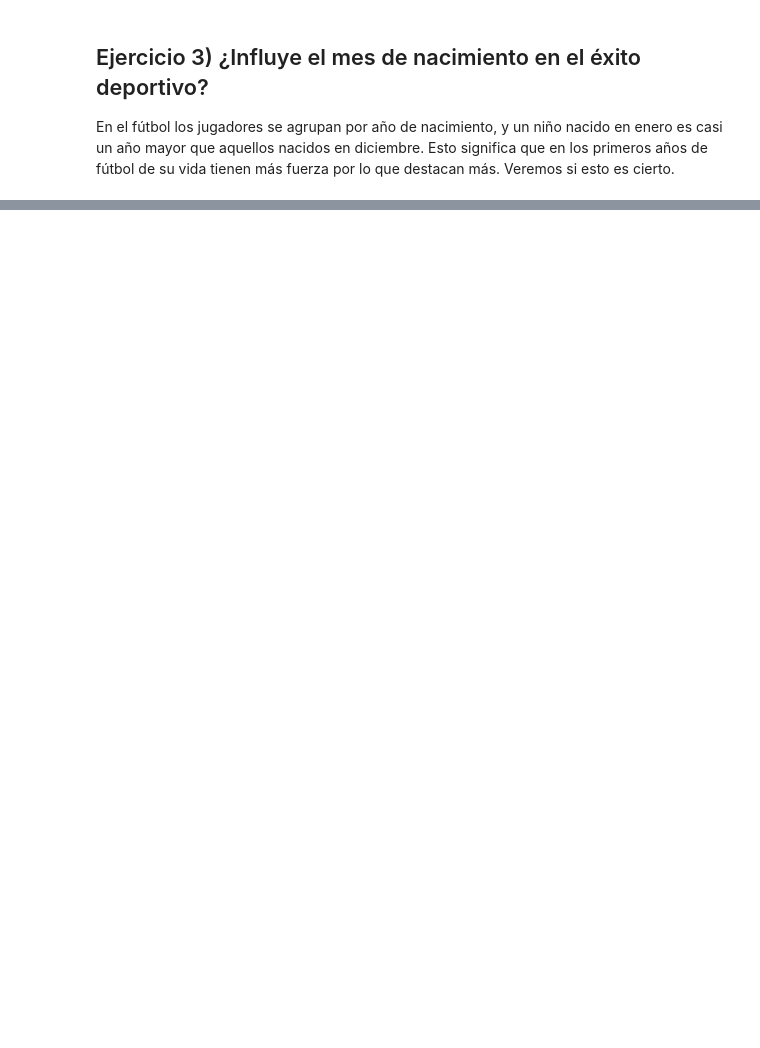
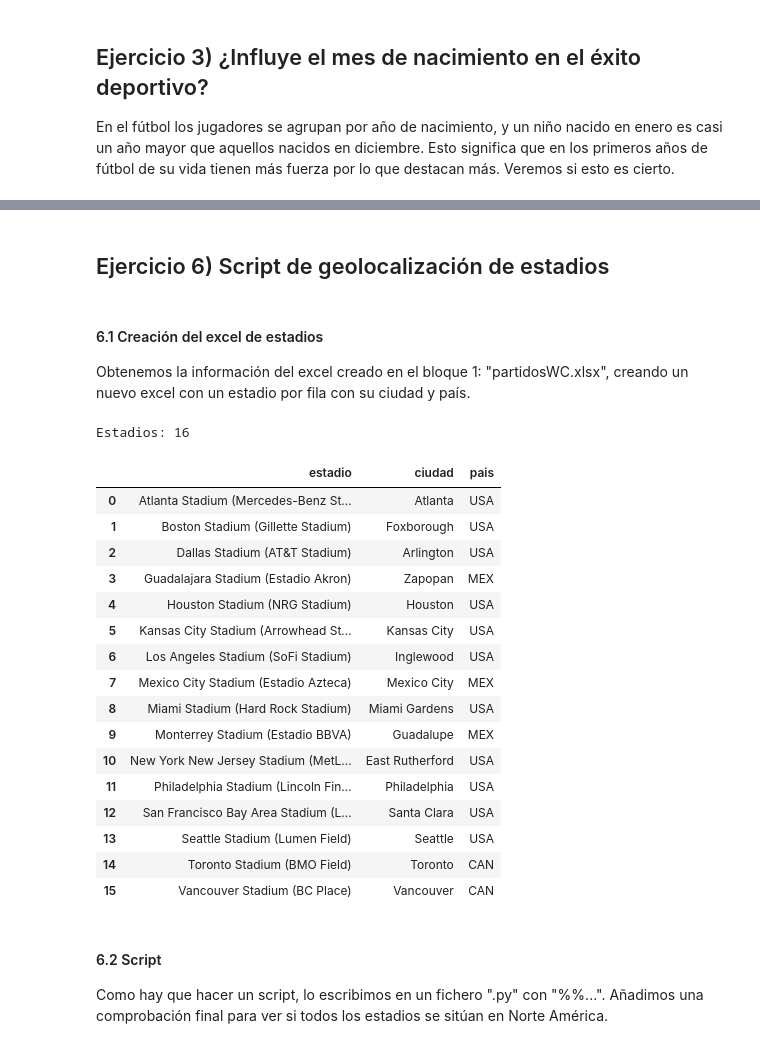
Before and after one commit to alonsoorbe/Pr-ctica-adquisici-n-y-visualizaci-n, a Jupyter notebook: Bloque4/conexion_api.ipynb, the cells around one changed output, grey strips where cells are left out. Saved outputs shown, nothing was run; the diff lists cells and outputs as text; code cells hidden in the pictures; blank space fills up the shorter version.

```diff
--- a/Bloque4/conexion_api.ipynb
+++ b/Bloque4/conexion_api.ipynb
@@ -42,31 +43,32 @@ La sesión creada utiliza:
 - `Retry` + `mount` marcan los límites ante errores posibles(429 y 5..)
 # %%
-URL_BASE = "https://v3.football.api-sports.io"
+URL_BASE = "https://api.football-data.org/v4"
 
 sesion = requests.Session()
-sesion.headers.update({"x-apisports-key": API_KEY or ""})
-reintentos = Retry(total=3, backoff_factor=2, status_forcelist=[429, 500, 502, 503, 504])  # (veces, tiempo, errores ante los que actua)
+sesion.headers.update({"X-Auth-Token": API_KEY or ""})
+reintentos = Retry(total=3, backoff_factor=2, status_forcelist=[429, 500, 502, 503, 504])
 sesion.mount("https://", HTTPAdapter(max_retries=reintentos))
 
-# Identificadores de competiciones en API-Football
-ID_MUNDIAL = 1
+# Códigos de las competiciones en football-data.org
+CODIGO_MUNDIAL = "WC"
 TEMPORADA_MUNDIAL = 2026
 TEMPORADA_CLUBES = 2025            # temporada 2025/26: los clubes en los que jugaban durante el Mundial
 LIGAS = {
-    "Premier League": 39,
-    "LaLiga": 140,
-    "Bundesliga": 78,
-    "Serie A": 135,
-    "Ligue 1": 61}
+    "Premier League": "PL",
+    "LaLiga": "PD",
+    "Bundesliga": "BL1",
+    "Serie A": "SA",
+    "Ligue 1": "FL1"}
 
-PAUSA = 7                          # segundos entre llamadas: el plan gratuito limita también las llamadas por minuto
+PAUSA = 7
 CARPETA_DATOS = Path("cache_api")
 CARPETA_DATOS.mkdir(exist_ok=True)
 
 
 def buscar_fichero(nombre):
     """
-    Busca un fichero de datos del proyecto en la carpeta actual, en la superior o en datos/
+    Busca un fichero de datos del proyecto en la carpeta actual,
+    en la superior o en datos/
     """
     for carpeta in [Path("."), Path(".."), Path("datos"), Path("../datos")]:
         if (carpeta / nombre).exists():
@@ -169,0 +456,39 @@ En el fútbol los jugadores se agrupan por año de nacimiento, y un niño nacido
+# %% [markdown]
+## Ejercicio 6) Script de geolocalización de estadios
+# %% [markdown]
+#### 6.1 Creación del excel de estadios
+Obtenemos la información del excel creado en el bloque 1: "partidosWC.xlsx", creando un nuevo excel con un estadio por fila con su ciudad y país.
+# %%
+partidos = pd.read_excel(buscar_fichero("partidosWC26.xlsx"))
+
+estadios = (partidos[["estadio", "ciudad_partido", "pais_partido"]]
+            .drop_duplicates()
+            .rename(columns={"ciudad_partido": "ciudad", "pais_partido": "pais"})
+            .sort_values("estadio")
+            .reset_index(drop=True))
+estadios.to_excel("estadios_WC26.xlsx", index=False)
+
+print("Estadios:", len(estadios))
+display(estadios)
+# %% [output]
+Estadios: 16
+|  | estadio | ciudad | pais |
+| 0 | Atlanta Stadium (Mercedes-Benz St... | Atlanta | USA |
+| 1 | Boston Stadium (Gillette Stadium) | Foxborough | USA |
+| 2 | Dallas Stadium (AT&T Stadium) | Arlington | USA |
+| 3 | Guadalajara Stadium (Estadio Akron) | Zapopan | MEX |
+| 4 | Houston Stadium (NRG Stadium) | Houston | USA |
+| 5 | Kansas City Stadium (Arrowhead St... | Kansas City | USA |
+| 6 | Los Angeles Stadium (SoFi Stadium) | Inglewood | USA |
+| 7 | Mexico City Stadium (Estadio Azteca) | Mexico City | MEX |
+| 8 | Miami Stadium (Hard Rock Stadium) | Miami Gardens | USA |
+| 9 | Monterrey Stadium (Estadio BBVA) | Guadalupe | MEX |
+| 10 | New York New Jersey Stadium (MetL... | East Rutherford | USA |
+| 11 | Philadelphia Stadium (Lincoln Fin... | Philadelphia | USA |
+| 12 | San Francisco Bay Area Stadium (L... | Santa Clara | USA |
+| 13 | Seattle Stadium (Lumen Field) | Seattle | USA |
+| 14 | Toronto Stadium (BMO Field) | Toronto | CAN |
+| 15 | Vancouver Stadium (BC Place) | Vancouver | CAN |
+# %% [markdown]
+#### 6.2 Script
+Como hay que hacer un script, lo escribimos en un fichero ".py" con "%%...". Añadimos una comprobación final para ver si todos los estadios se sitúan en Norte América.
```
Also changed, not shown: parts of 50 cells of this notebook, 5 other files.
